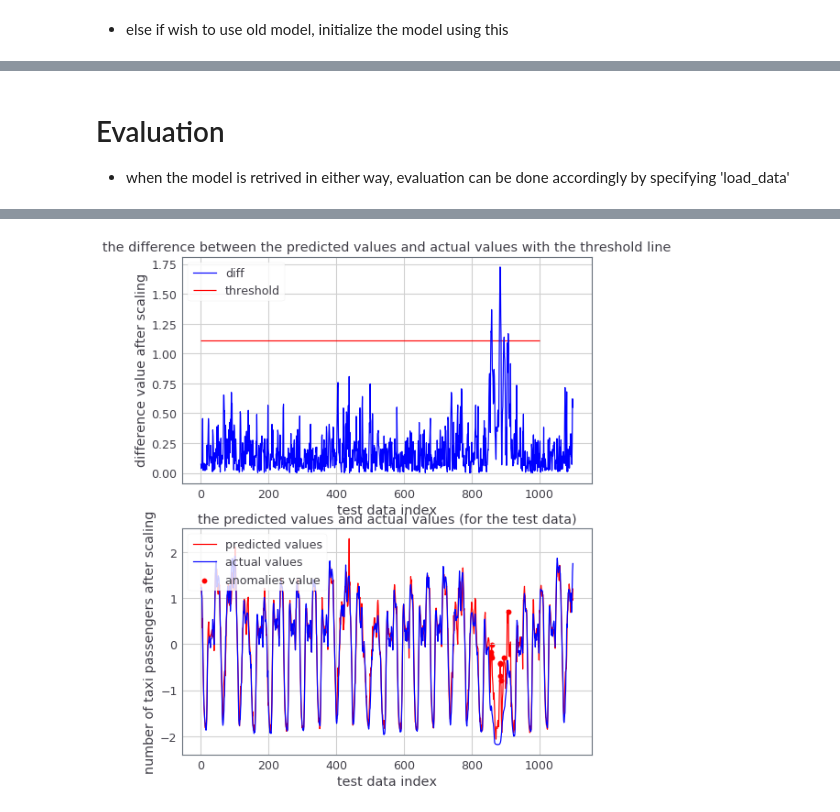
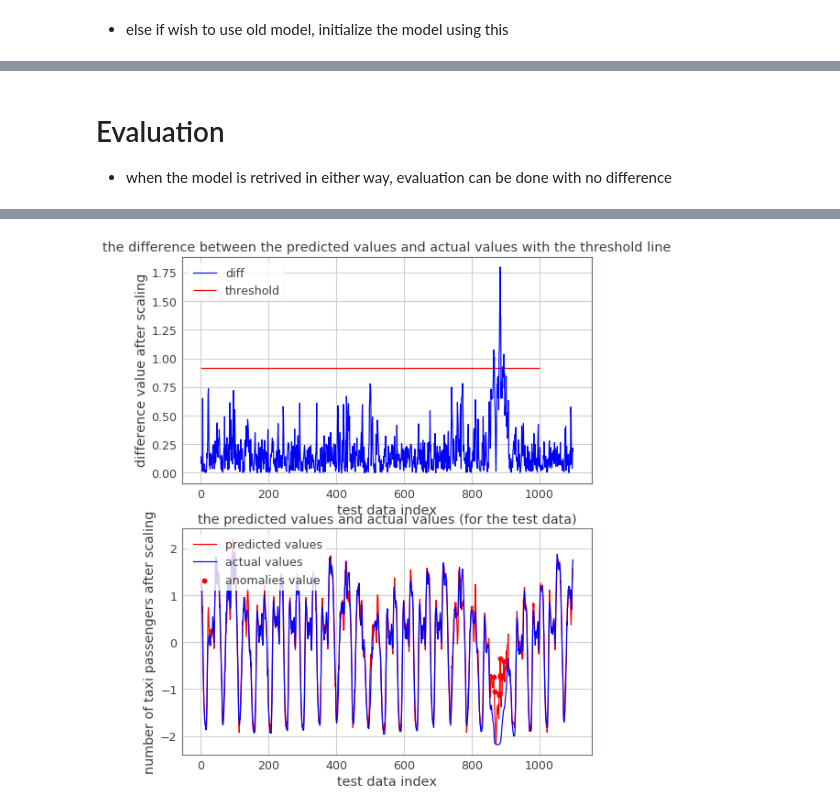
Before and after one commit to henryliu00/UMJI-VE450, a Jupyter notebook: end2end_example.ipynb, the cells around one changed output, grey strips where cells are left out. Cells and saved outputs as stored; diff of their text form; code cells hidden in the pictures.

```diff
--- a/end2end_example.ipynb
+++ b/end2end_example.ipynb
@@ -46,6 +49,6 @@ WARNING:tensorflow:Entity <bound method GRUCell.call of <tensorflow.python.ops.r
 # %% [markdown]
 # Evaluation
-* when the model is retrived in either way, evaluation can be done accordingly by specifying 'load_data'
+* when the model is retrived in either way, evaluation can be done with no difference
 # %%
-evaluate(nab_config,model, batch_data_test, load_data=0)
+evaluate(nab_config, model, batch_data_test, load_data=1)
 # %% [output]
@@ -54,6 +55,6 @@ WARNING:tensorflow:From /home/henryliu/Documents/ve450/working/MTNet.py:236: The
 WARNING:tensorflow:From /home/henryliu/anaconda3/envs/zoo/lib/python3.7/site-packages/tensorflow/python/training/saver.py:1276: checkpoint_exists (from tensorflow.python.training.checkpoint_management ...
 Instructions for updating:
 Use standard file APIs to check for files with this prefix.
 INFO:tensorflow:Restoring parameters from NAB_save/T12_W2_n7_hw10_dropin0.8_cnn16_rnn16_16/mtnet.ckpt
 start prediction
-[figure, old version]
+[figure, new version]
```
Also changed, not shown: parts of 5 cells of this notebook, 2 other files.
